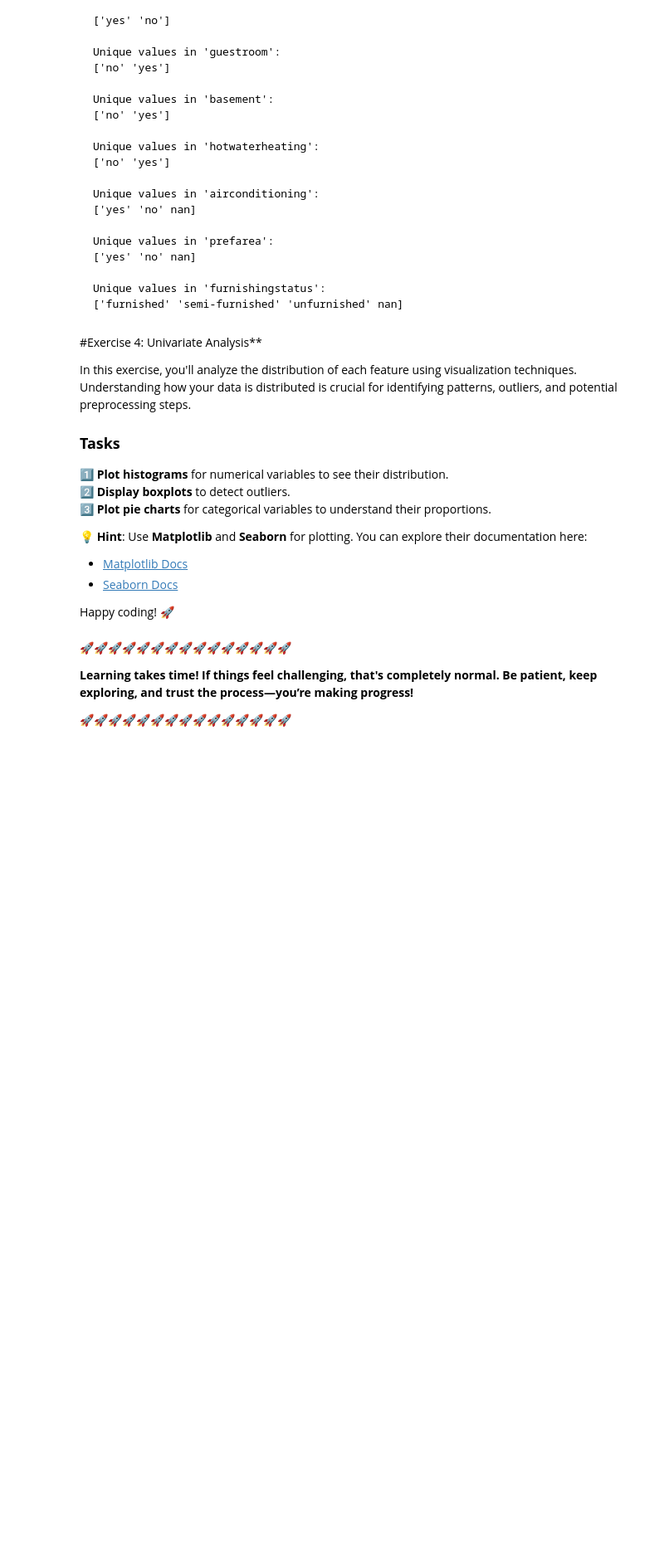
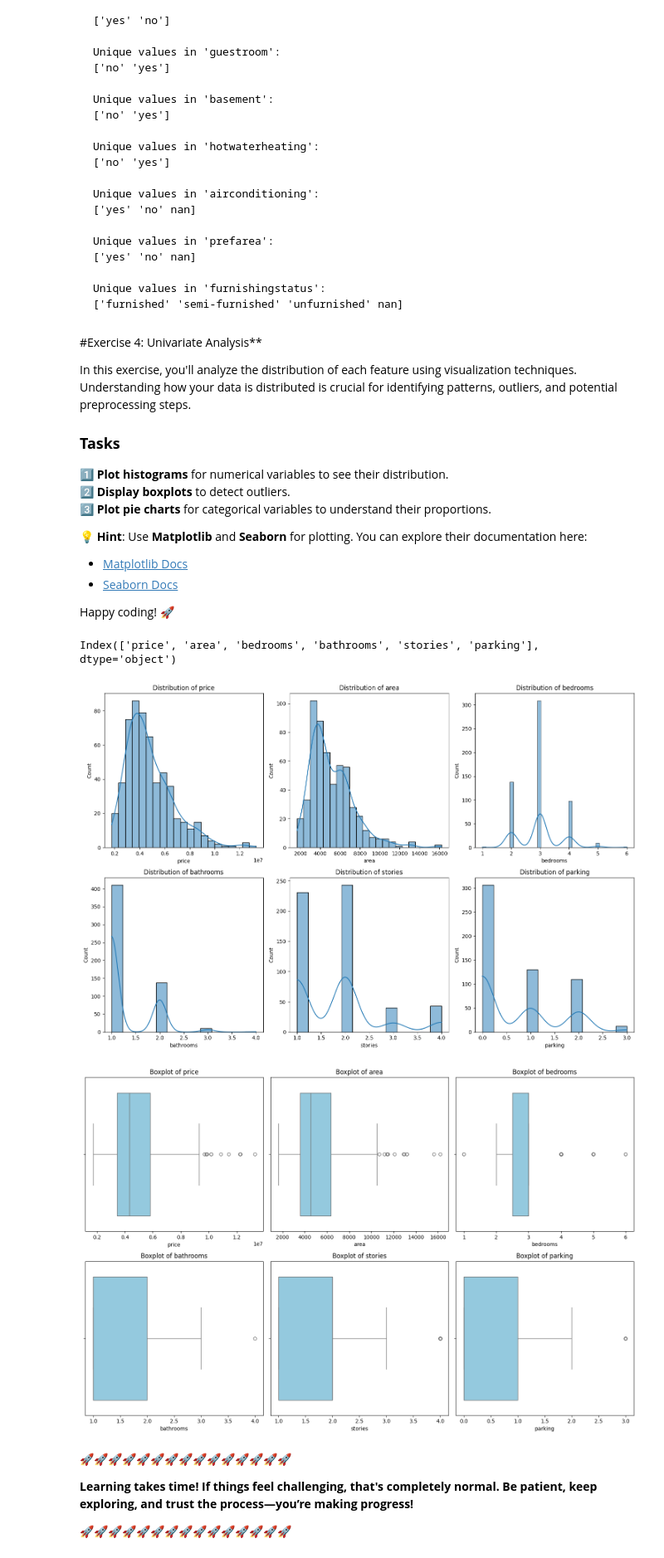
Before and after one commit to Joe-0009/Entry-Level-ML-Engineer-Bootcamp, a Jupyter notebook: week01/notebook.ipynb, the cells around one changed output. Shown at 83% size. Drawn from its saved outputs; the diff is of its cells as text; code cells hidden in the pictures; blank space fills up the shorter version.

Commit message:
boxplot

```diff
--- a/week01/notebook.ipynb
+++ b/week01/notebook.ipynb
@@ -452,3 +449,41 @@ import seaborn as sns
+# %%
+import pandas as pd
+import matplotlib.pyplot as plt
+import seaborn as sns
+import numpy as np
+
+df = pd.read_csv("Housing.csv")
+
+plt.figure(figsize=(15, 10))
+numerical_cols = df.select_dtypes(include=[np.number]).columns
+
+print( numerical_cols)
+for i, col in enumerate(numerical_cols):
+    plt.subplot(2, 3, i+1)
+    sns.histplot(df[col], kde=True)
+    plt.title(f'Distribution of {col}')
+plt.tight_layout()
+plt.show()
+
+plt.figure(figsize=(15, 10))
+for i, col in enumerate(numerical_cols):
+    plt.subplot(2, 3, i+1)
+    sns.boxplot(x = df[col], color='skyblue')
+    plt.title(f'Boxplot of {col}')
+plt.tight_layout()
+plt.show()
+
+plt.figure(figsize=(15, 10))
+for i, col in enumerate(categorical_columns):
+    plt.subplot(2, 3, i+1)
+    sns.chart(x = df[col], color='skyblue')
+    plt.title(f'Boxplot of {col}')
+plt.tight_layout()
+plt.show()
+# %% [output]
+Index(['price', 'area', 'bedrooms', 'bathrooms', 'stories', 'parking'], dtype='object')
+[figure, added]
+[figure, added]
 # %% [markdown]
 🚀🚀🚀🚀🚀🚀🚀🚀🚀🚀🚀🚀🚀🚀🚀
 
```
Also changed, not shown: parts of 1 cell of this notebook.
